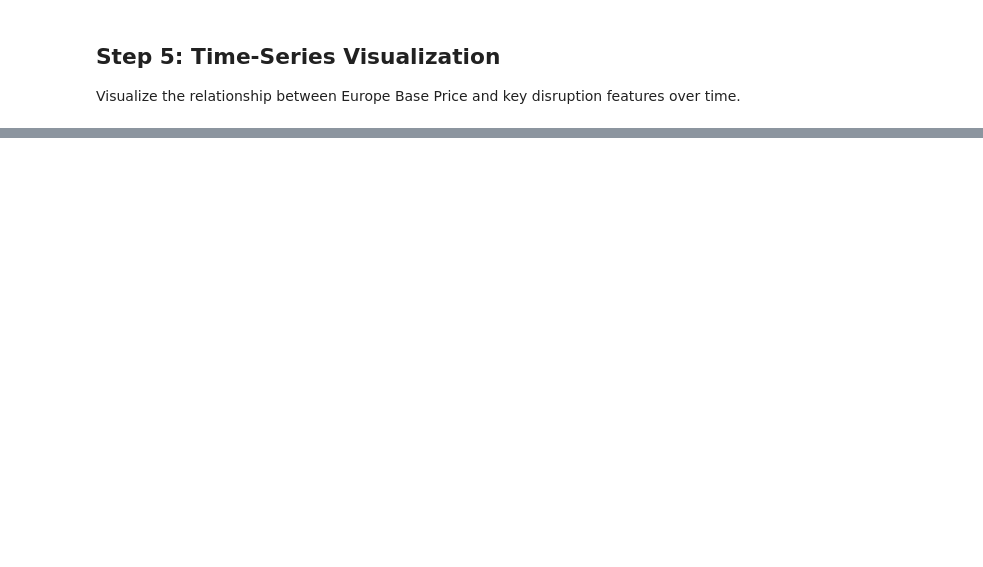
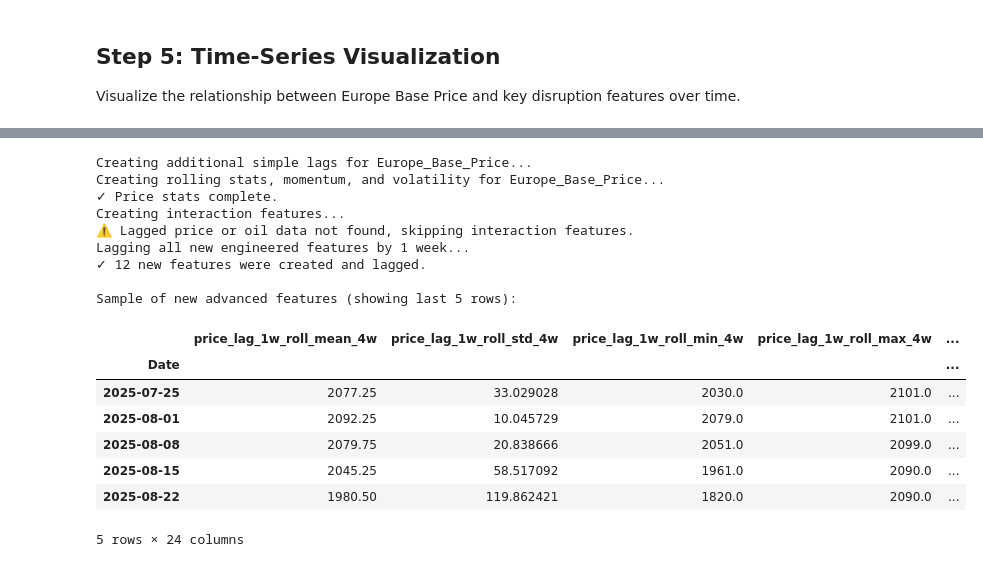
Before and after one commit to BenjaminLTakaki/Container_Predic, a Jupyter notebook: 02_data_understanding.ipynb, the cells around one changed output, grey strips where cells are left out. Saved outputs shown, nothing was run; the diff lists cells and outputs as text; code cells hidden in the pictures; blank space fills up the shorter version.

```diff
--- a/02_data_understanding.ipynb
+++ b/02_data_understanding.ipynb
@@ -1700,3 +1636,83 @@ plt.show()
+# %%
+# ================================================================================
+# CREATING ADVANCED FEATURES
+# ================================================================================
+# This cell engineers advanced features based on domain knowledge and statistical properties.
+# The goal is to create predictors that capture trends, volatility, interactions, and seasonality.
+# All engineered features are lagged by 1 week to ensure they are available at prediction time
+# and do not introduce data leakage.
+
+# --- Strategy A: Simple Lags (already created for base price) ---
+# We already have price_lag_1w, price_lag_2w. Let's add a few more.
+print("Creating additional simple lags for Europe_Base_Price...")
+for lag in [3, 5, 6, 7, 8]:
+    df_combined[f'price_lag_{lag}w'] = df_combined['Europe_Base_Price'].shift(lag)
+
+# --- Strategy B/C/E: Rolling Stats, Momentum, Volatility (on Europe_Base_Price) ---
+print("Creating rolling stats, momentum, and volatility for Europe_Base_Price...")
+base_feat = 'Europe_Base_Price'
+if base_feat in df_combined.columns:
+    for window in [4, 8]:
+        # Rolling Mean/Std/Min/Max
+        df_combined[f'{base_feat}_roll_mean_{window}w'] = df_combined[base_feat].rolling(window=window, min_periods=1).mean()
+        df_combined[f'{base_feat}_roll_std_{window}w'] = df_combined[base_feat].rolling(window=window, min_periods=1).std()
+        df_combined[f'{base_feat}_roll_min_{window}w'] = df_combined[base_feat].rolling(window=window, min_periods=1).min()
+        df_combined[f'{base_feat}_roll_max_{window}w'] = df_combined[base_feat].rolling(window=window, min_periods=1).max()
+        # Volatility (Coefficient of Variation)
+        df_combined[f'{base_feat}_cv_{window}w'] = (df_combined[f'{base_feat}_roll_std_{window}w'] / df_combined[f'{base_feat}_roll_mean_{window}w'])
+
+    # Momentum (Pct Change)
+    df_combined[f'{base_feat}_pct_change_1w'] = df_combined[base_feat].pct_change(1)
+    df_combined[f'{base_feat}_pct_change_4w'] = df_combined[base_feat].pct_change(4)
+    print("✓ Price stats complete.")
+else:
+    print("⚠️ Europe_Base_Price not found, skipping advanced price features.")
+
+# --- Strategy D: Interaction Features (using lagged data) ---
+print("Creating interaction features...")
+# Interaction between price lag and oil price lag
+if 'price_lag_1w' in df_combined.columns and 'oil_brent_lag_1w' in df_combined.columns:
+    df_combined['oil_spread_lag_1w'] = df_combined['price_lag_1w'] - df_combined['oil_brent_lag_1w']
+    df_combined['price_to_brent_ratio_lag_1w'] = df_combined['price_lag_1w'] / df_combined['oil_brent_lag_1w']
+    print("✓ Interaction features complete.")
+else:
+    print("⚠️ Lagged price or oil data not found, skipping interaction features.")
+
+# --- CRITICAL: Lag all new features to prevent leakage ---
+print("Lagging all new engineered features by 1 week...")
+# Find all newly created advanced features (rolling, pct_change, cv, spread, ratio)
+new_features = [col for col in df_combined.columns if
+                ('_roll_' in col or '_pct_' in col or '_cv_' in col or 'oil_spread_' in col or 'price_to_brent_ratio' in col)
+                and '_lag_1w' not in col] # Avoid re-lagging
+
+for col in new_features:
+    df_combined[f'{col}_lag_1w'] = df_combined[col].shift(1)
+    df_combined.drop(columns=[col], inplace=True) # Drop the original, non-lagged feature
+
+print(f"✓ {len(new_features)} new features were created and lagged.")
+
+# --- Display a sample of the new features ---
+new_feature_cols = [col for col in df_combined.columns if '_lag_1w' in col and any(x in col for x in ['_roll_', '_pct_', '_cv_', 'oil_spread', 'price_to_brent_ratio'])]
+print("\nSample of new advanced features (showing last 5 rows):")
+display(df_combined[new_feature_cols].tail())
+# %% [output]
+Creating additional simple lags for Europe_Base_Price...
+Creating rolling stats, momentum, and volatility for Europe_Base_Price...
+✓ Price stats complete.
+Creating interaction features...
+⚠️ Lagged price or oil data not found, skipping interaction features.
+Lagging all new engineered features by 1 week...
+✓ 12 new features were created and lagged.
+
+Sample of new advanced features (showing last 5 rows):
+|  | price_lag_1w_roll_mean_4w | price_lag_1w_roll_std_4w | price_lag_1w_roll_min_4w | price_lag_1w_roll_max_4w | ... |
+| Date |  |  |  |  | ... |
+| 2025-07-25 | 2077.25 | 33.029028 | 2030.0 | 2101.0 | ... |
+| 2025-08-01 | 2092.25 | 10.045729 | 2079.0 | 2101.0 | ... |
+| 2025-08-08 | 2079.75 | 20.838666 | 2051.0 | 2099.0 | ... |
+| 2025-08-15 | 2045.25 | 58.517092 | 1961.0 | 2090.0 | ... |
+| 2025-08-22 | 1980.50 | 119.862421 | 1820.0 | 2090.0 | ... |
+5 rows × 24 columns
 # %%
 # ====================================================================
 # FINAL SANITY CHECK - VERIFY FEATURES BEFORE SAVING
```
Also changed, not shown: parts of 15 cells of this notebook, 12 other files.
